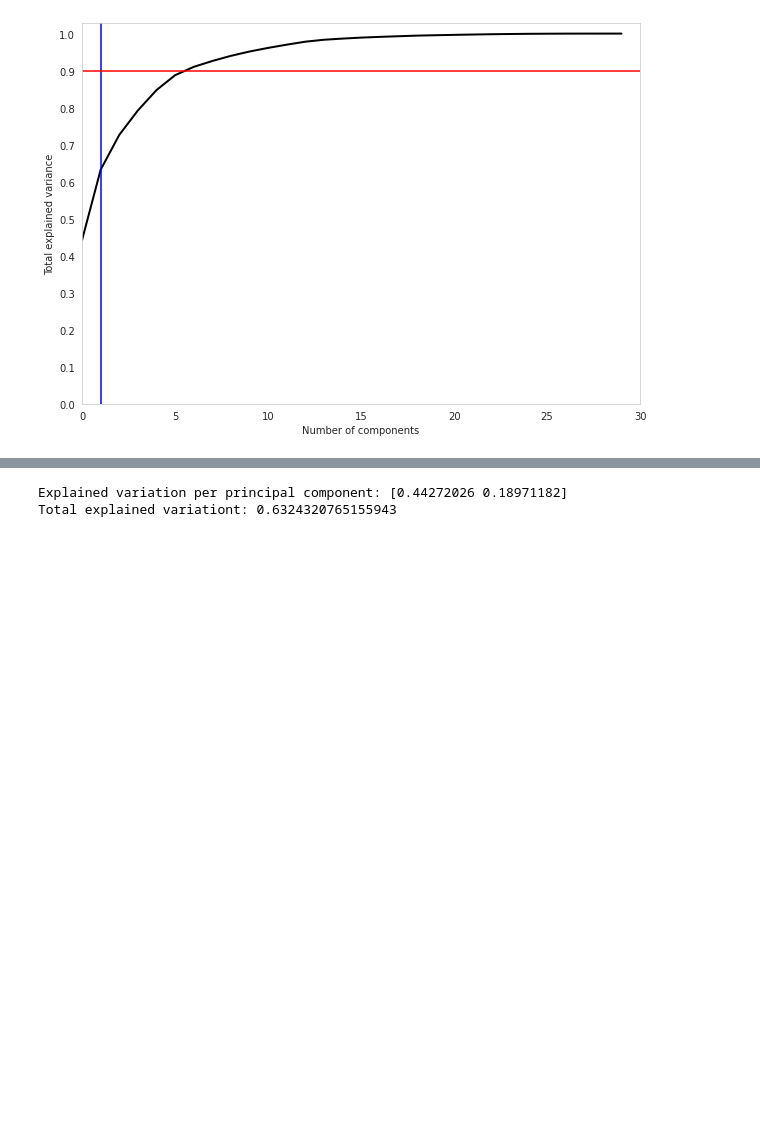
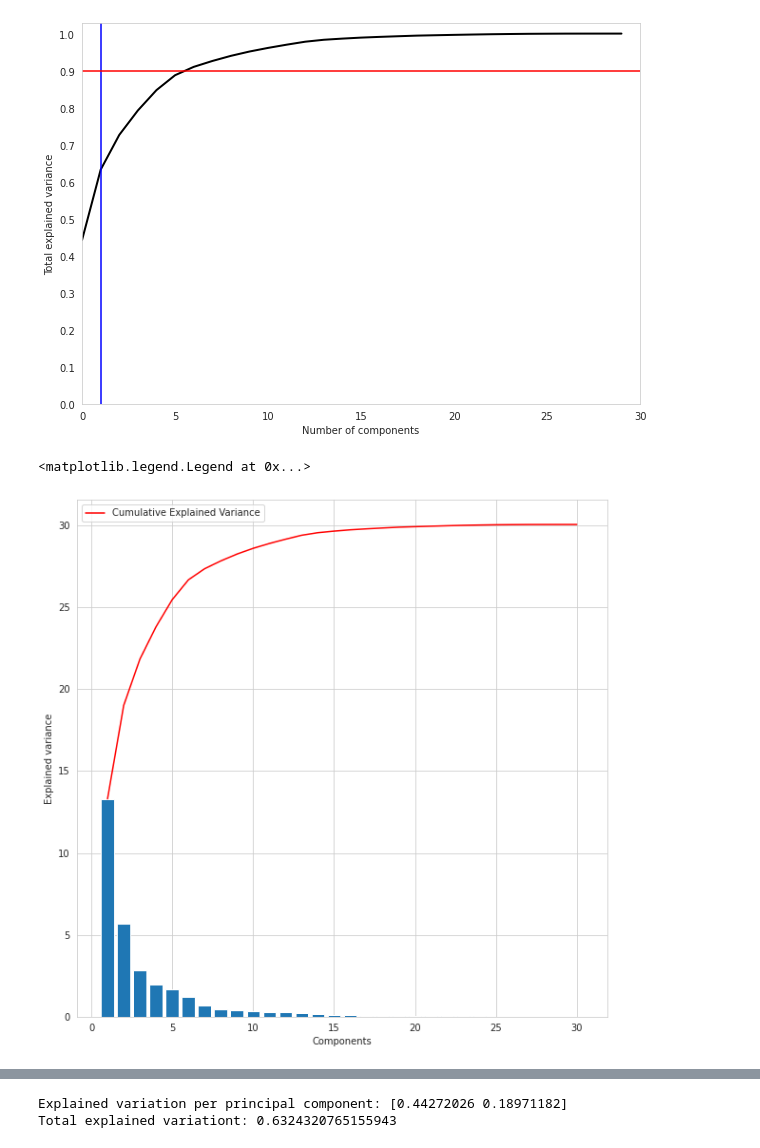
Before and after one commit to alexjj/pca, a Jupyter notebook: pca.ipynb, the cells around one changed output, grey strips where cells are left out. Cells and saved outputs as stored; diff of their text form; code cells hidden in the pictures; blank space fills up the shorter version.

Commit message:
more plots

```diff
--- a/pca.ipynb
+++ b/pca.ipynb
@@ -54,3 +54,16 @@ plt.grid()
 plt.show()
 # %% [output]
 [figure]
+# %%
+plt.figure(figsize=(10,10))
+plt.bar(range(1,len(pca_full.explained_variance_ )+1),pca_full.explained_variance_ )
+plt.ylabel('Explained variance')
+plt.xlabel('Components')
+plt.plot(range(1,len(pca_full.explained_variance_ )+1),
+         np.cumsum(pca_full.explained_variance_),
+         c='red',
+         label="Cumulative Explained Variance")
+plt.legend(loc='upper left')
+# %% [output]
+<matplotlib.legend.Legend at 0x...>
+[figure, added]
```
Also changed, not shown: parts of 7 cells of this notebook.
